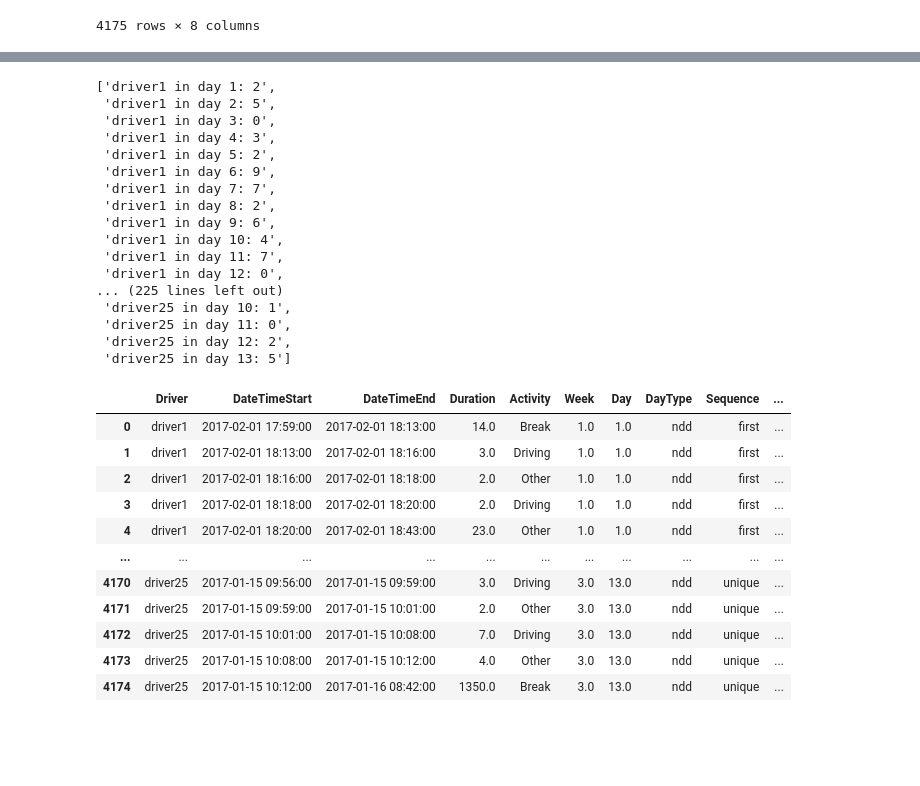
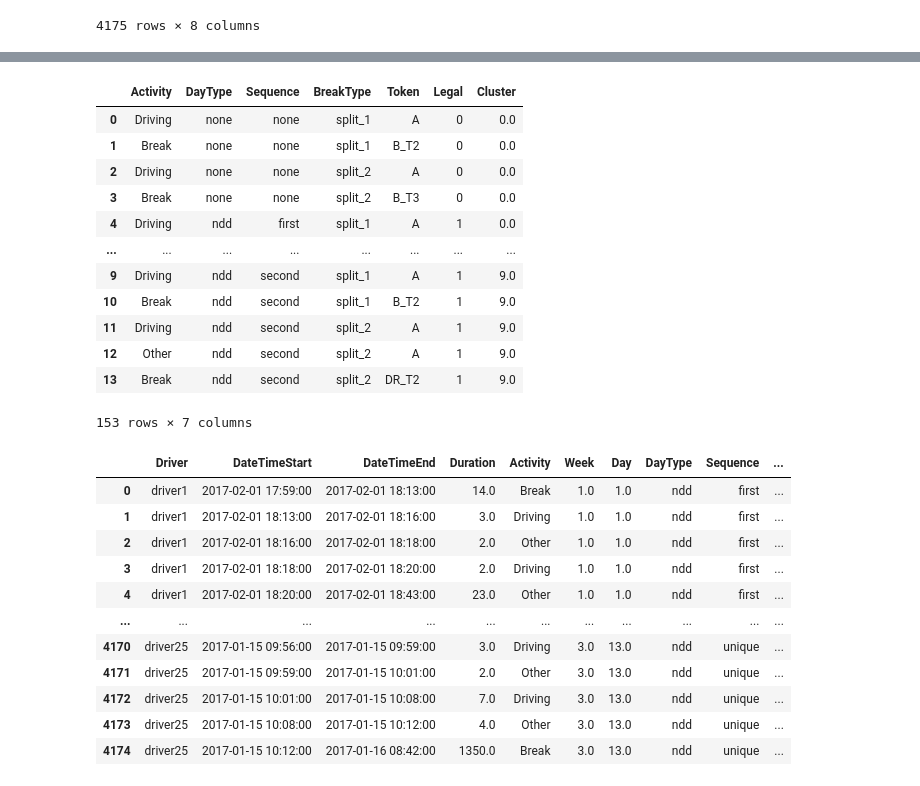
Before and after one commit to UGR-IntelligentSystemsGroup/Driver-Assistance-System, a Jupyter notebook: clustering/IMLAP_Clustering.ipynb, the cells around one changed output, grey strips where cells are left out. Saved outputs shown, nothing was run; the diff lists cells and outputs as text; code cells hidden in the pictures; blank space fills up the shorter version.

```diff
--- a/clustering/IMLAP_Clustering.ipynb
+++ b/clustering/IMLAP_Clustering.ipynb
@@ -154,11 +213,13 @@ array(['010111', '110101', '310101', '010131', '110201', '010241',
 # %%
-# TODO: THIS METHOD DOES NOT CONSIDER ORDER, TRY WORD2VEC
+#########################################################################
+# Get embeddings
+# Bag-of-words and TF-IDF
+#
 # It seem it will work without considering order (maybe because the tags already
 # add information about it?)
+#
 # https://stackoverflow.com/questions/50933591/how-to-perform-kmean-clustering-from-gensim-tfidf-values
-
-# Each sentence will be a document
-corpus_lists = sentences
+#########################################################################
 
 # Get the dictionary of our corpus
 dictionary = Dictionary(corpus_lists)
@@ -173,6 +234,6 @@ corpus_bow = [dictionary.doc2bow(doc) for doc in corpus_lists]
 tfidf = TfidfModel(corpus_bow)
 corpus_tfidf = tfidf[corpus_bow]
 
-# Now you can transform into sparse/dense matrix:
+# Transform into sparse/dense matrix:
 corpus_tfidf_dense = corpus2dense(corpus_tfidf, num_terms, num_docs)
 # corpus_tfidf_sparse = corpus2csc(corpus_tfidf, num_terms, num_docs)
@@ -215,0 +330,22 @@ Not sure if the idea would work, but at least some promising thing:
+# %%
+#########################################################################
+# Train data
+# DBscan clustering
+#########################################################################
+
+# The DBSCAN algorithm views clusters as areas of high density separated by areas of low density. Due to this rather generic view, clusters found by DBSCAN can be any shape, as opposed to k-means which assumes that clusters are convex shaped.
+# https://scikit-learn.org/stable/modules/clustering.html#dbscan
+
+from sklearn.cluster import DBSCAN
+
+dbscan = DBSCAN(metric='euclidean', eps=0.8, min_samples=2)
+clusters_bow = dbscan.fit_predict(corpus_tfidf_dense.T)  # Transposed!
+centroid_bow = dbscan.core_sample_indices_
+
+dbscan = DBSCAN(metric='cosine', eps=0.1, min_samples=2)
+clusters_d2v = dbscan.fit_predict(embeddings_d2v)
+centroid_d2v = dbscan.core_sample_indices_
+
+# Cluster = -1 -> Noise
+print(clusters_bow)
+print(clusters_d2v)
@@ -216,30 +424,33 @@ Not sure if the idea would work, but at least some promising thing:
+# %%
+decoded_centroids_d2v = get_decoded_centroids_d2v(centroid_d2v)
+decoded_centroids_d2v
+# %% [output]
+|  | Activity | DayType | Sequence | BreakType | Token | Legal | Cluster |
+| 0 | Driving | none | none | split_1 | A | 0 | 0.0 |
+| 1 | Break | none | none | split_1 | B_T2 | 0 | 0.0 |
+| 2 | Driving | none | none | split_2 | A | 0 | 0.0 |
+| 3 | Break | none | none | split_2 | B_T3 | 0 | 0.0 |
+| 4 | Driving | ndd | first | split_1 | A | 1 | 0.0 |
+| ... | ... | ... | ... | ... | ... | ... | ... |
+| 9 | Driving | ndd | second | split_1 | A | 1 | 9.0 |
+| 10 | Break | ndd | second | split_1 | B_T2 | 1 | 9.0 |
+| 11 | Driving | ndd | second | split_2 | A | 1 | 9.0 |
+| 12 | Other | ndd | second | split_2 | A | 1 | 9.0 |
+| 13 | Break | ndd | second | split_2 | DR_T2 | 1 | 9.0 |
+153 rows × 7 columns
 # %%
-results = []
+# Print results
+
+# NOTE: Select here which clusters show
+clusters = clusters_d2v
 
 groups = df2.groupby(['Driver','Day'], sort=False)
 
+results = []
 for (name, group), cluster in zip(groups, clusters):
   results.append("{} in day {}: {}".format(name[0], int(name[1]), cluster))
 
-results
+# results
-# %% [output]
-['driver1 in day 1: 2',
- 'driver1 in day 2: 5',
- 'driver1 in day 3: 0',
- 'driver1 in day 4: 3',
- 'driver1 in day 5: 2',
- 'driver1 in day 6: 9',
- 'driver1 in day 7: 7',
- 'driver1 in day 8: 2',
- 'driver1 in day 9: 6',
- 'driver1 in day 10: 4',
- 'driver1 in day 11: 7',
- 'driver1 in day 12: 0',
-... (225 lines left out)
- 'driver25 in day 10: 1',
- 'driver25 in day 11: 0',
- 'driver25 in day 12: 2',
- 'driver25 in day 13: 5']
 # %%
 #########################################################################
 # Save results
```
Also changed, not shown: parts of 19 cells of this notebook.
